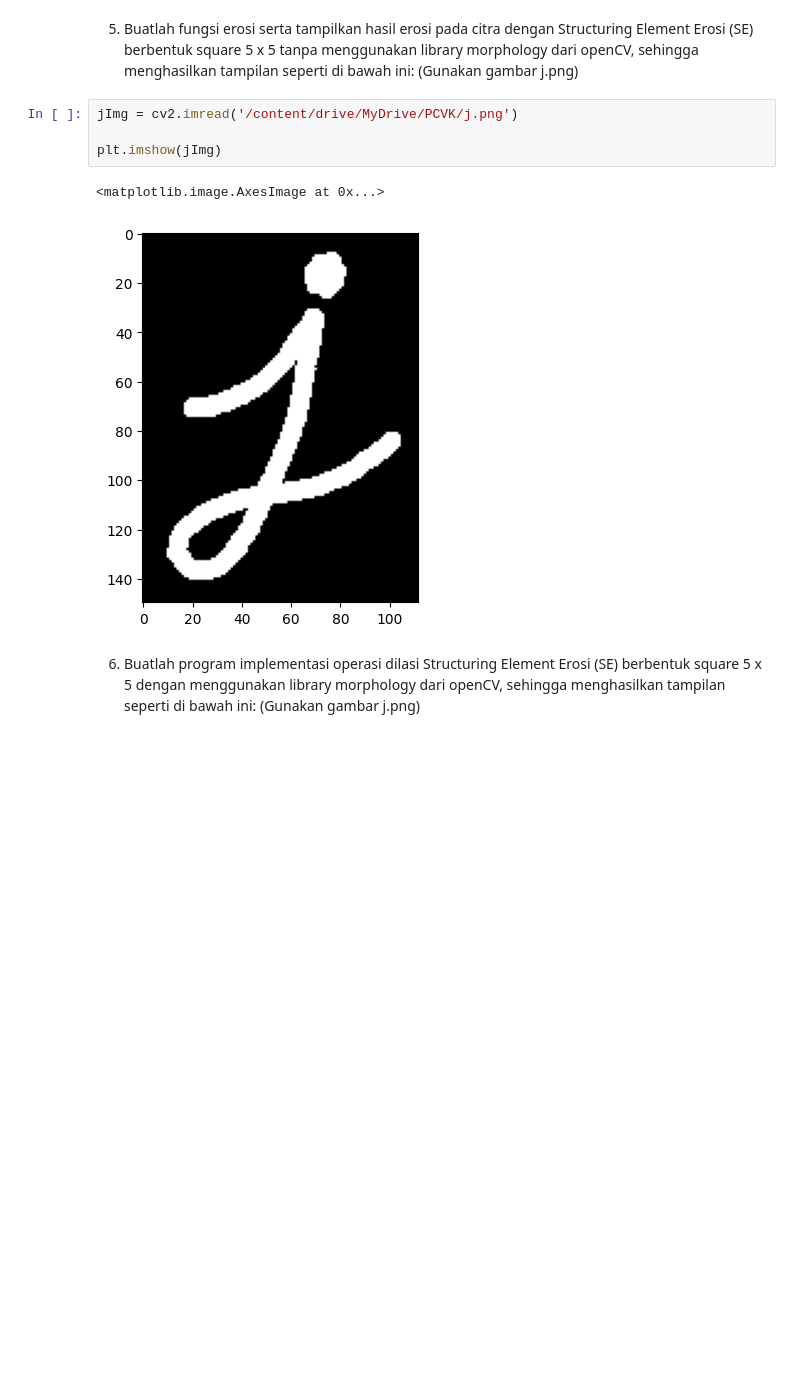
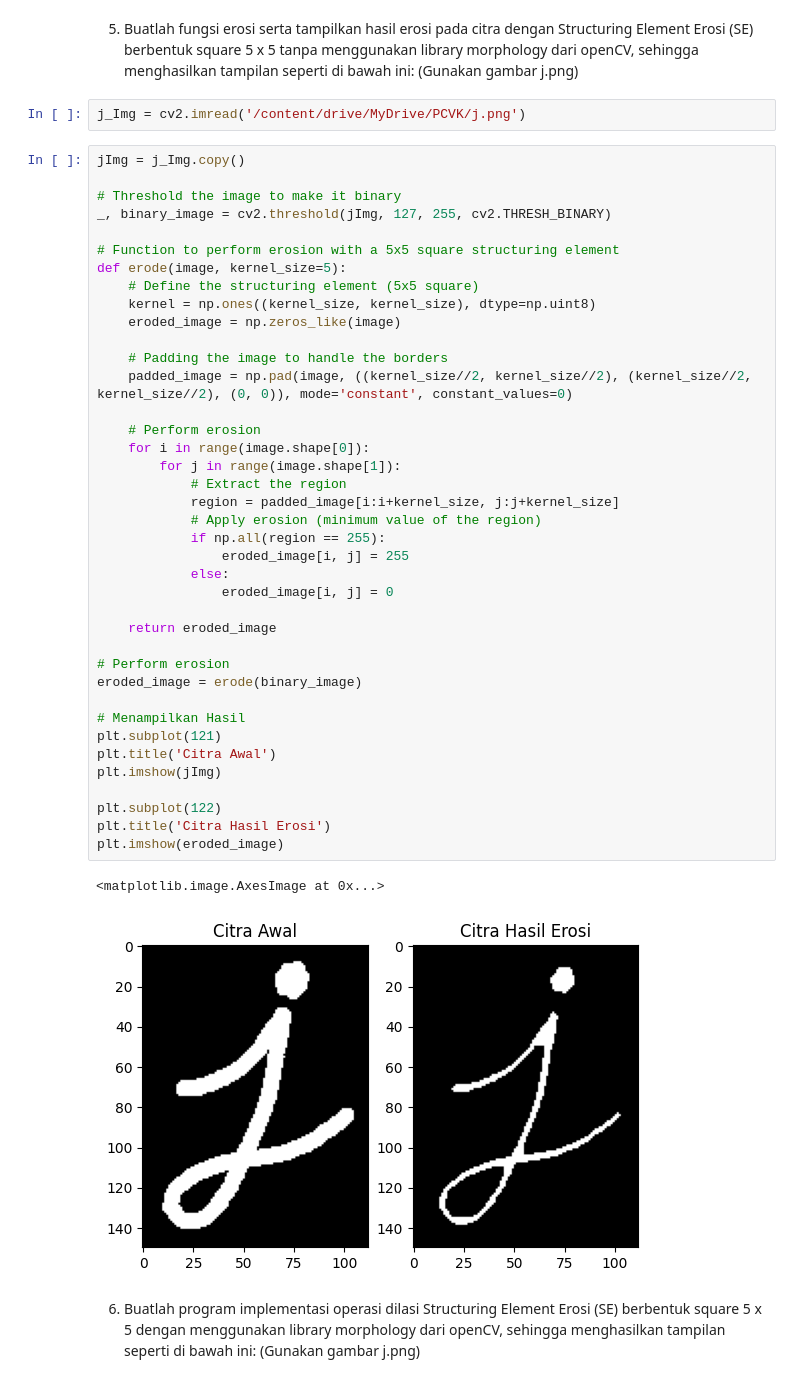
Before and after one commit to armand010/PCVK_Ganjil_2024, a Jupyter notebook: PCVK_Week_9_03.ipynb, the cells around one changed output. Saved outputs shown, nothing was run; the diff lists cells and outputs as text; blank space fills up the shorter version.

```diff
--- a/PCVK_Week_9_03.ipynb
+++ b/PCVK_Week_9_03.ipynb
@@ -80,12 +80,49 @@ Erosi (SE) berbentuk square 5 x 5 tanpa menggunakan library morphology dari
 openCV, sehingga menghasilkan tampilan seperti di bawah ini: (Gunakan gambar
 j.png)
 # %%
-jImg = cv2.imread('/content/drive/MyDrive/PCVK/j.png')
-
-plt.imshow(jImg)
+j_Img = cv2.imread('/content/drive/MyDrive/PCVK/j.png')
-# %% [output]
-<matplotlib.image.AxesImage at 0x...>
-[figure, removed]
+# %%
+jImg = j_Img.copy()
+
+# Threshold the image to make it binary
+_, binary_image = cv2.threshold(jImg, 127, 255, cv2.THRESH_BINARY)
+
+# Function to perform erosion with a 5x5 square structuring element
+def erode(image, kernel_size=5):
+    # Define the structuring element (5x5 square)
+    kernel = np.ones((kernel_size, kernel_size), dtype=np.uint8)
+    eroded_image = np.zeros_like(image)
+
+    # Padding the image to handle the borders
+    padded_image = np.pad(image, ((kernel_size//2, kernel_size//2), (kernel_size//2, kernel_size//2), (0, 0)), mode='constant', constant_values=0)
+
+    # Perform erosion
+    for i in range(image.shape[0]):
+        for j in range(image.shape[1]):
+            # Extract the region
+            region = padded_image[i:i+kernel_size, j:j+kernel_size]
+            # Apply erosion (minimum value of the region)
+            if np.all(region == 255):
+                eroded_image[i, j] = 255
+            else:
+                eroded_image[i, j] = 0
+
+    return eroded_image
+
+# Perform erosion
+eroded_image = erode(binary_image)
+
+# Menampilkan Hasil
+plt.subplot(121)
+plt.title('Citra Awal')
+plt.imshow(jImg)
+
+plt.subplot(122)
+plt.title('Citra Hasil Erosi')
+plt.imshow(eroded_image)
+# %% [output]
+<matplotlib.image.AxesImage at 0x...>
+[figure, added]
 # %% [markdown]
 6. Buatlah program implementasi operasi dilasi Structuring Element Erosi (SE) berbentuk
 square 5 x 5 dengan menggunakan library morphology dari openCV, sehingga
```
Also changed, not shown: parts of 1 cell of this notebook.
